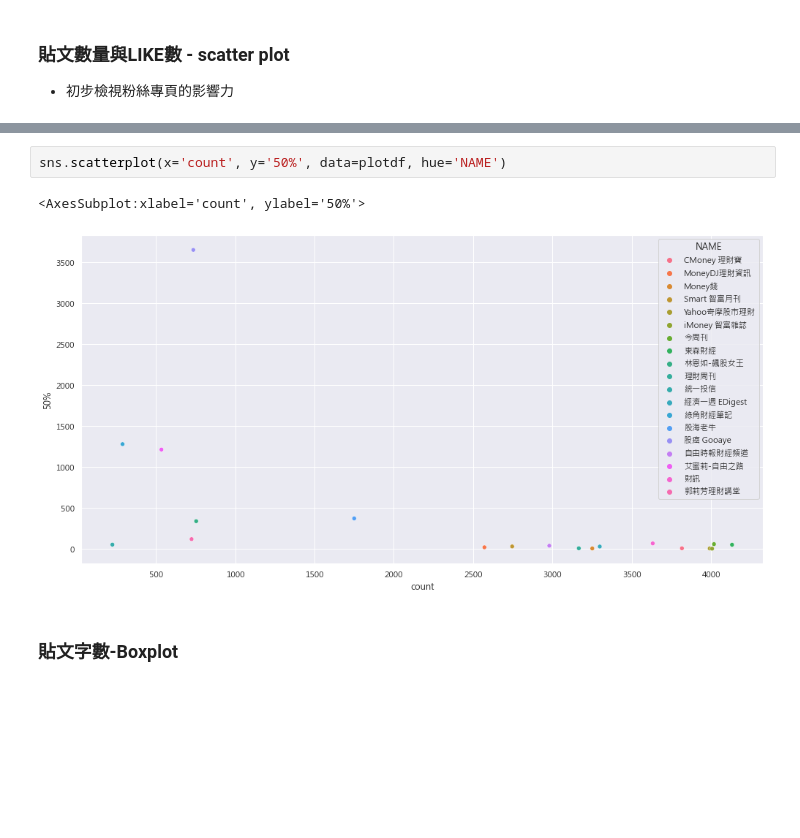
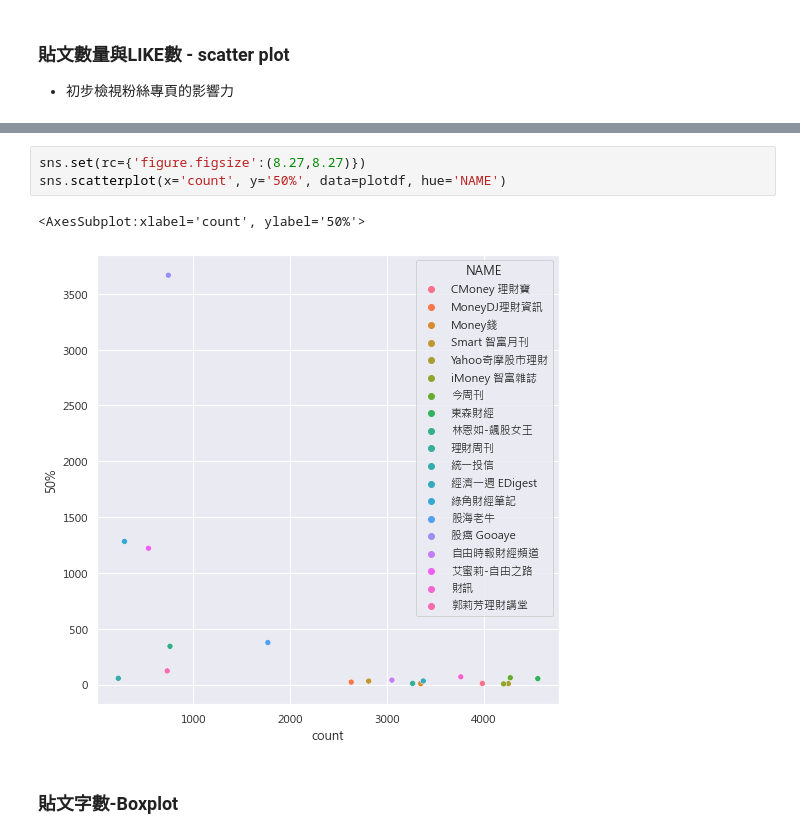
Before and after one commit to tlyu0419/Stock-Prediction-Using-Facebook-Sentiment-with-Python, a Jupyter notebook: 02_Sectiment_analysis.ipynb, the cells around one changed output, grey strips where cells are left out. Saved outputs shown, nothing was run; the diff lists cells and outputs as text; blank space fills up the shorter version.

```diff
--- a/02_Sectiment_analysis.ipynb
+++ b/02_Sectiment_analysis.ipynb
@@ -158,8 +164,9 @@ plotdf
 # %%
+sns.set(rc={'figure.figsize':(8.27,8.27)})
 sns.scatterplot(x='count', y='50%', data=plotdf, hue='NAME')
 # %% [output]
 <AxesSubplot:xlabel='count', ylabel='50%'>
-[figure, old version]
+[figure, new version]
 # %% [markdown]
 ### 貼文字數-Boxplot
 # %%
```
Also changed, not shown: parts of 131 cells of this notebook, 26 other files.
